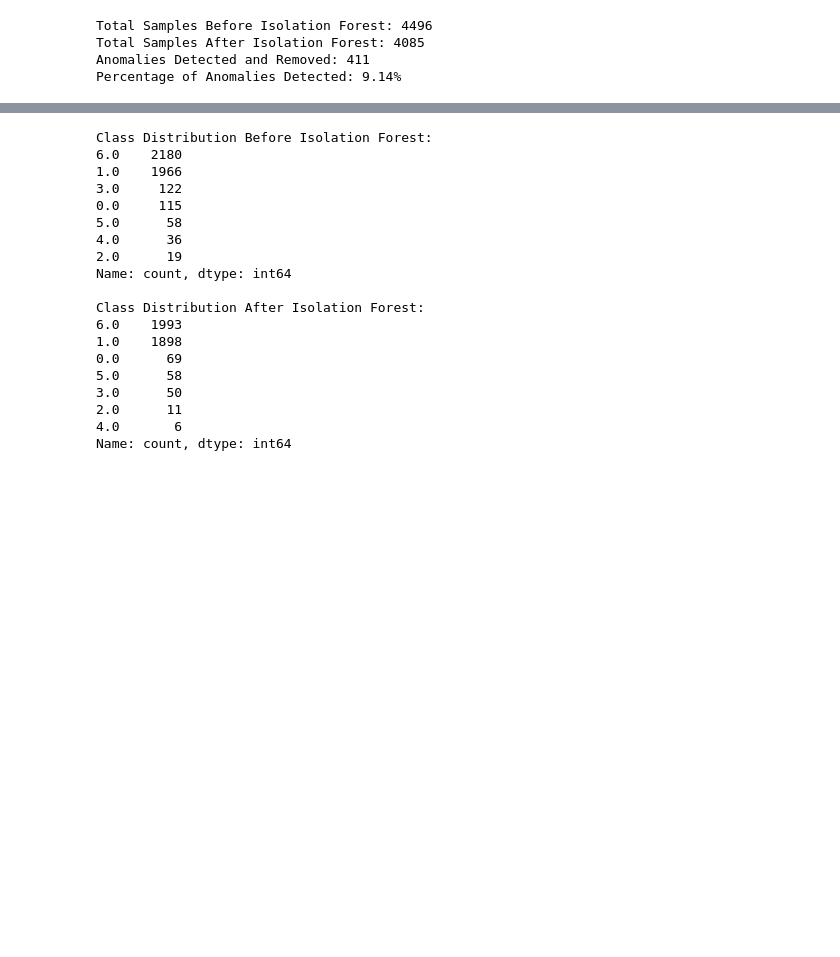
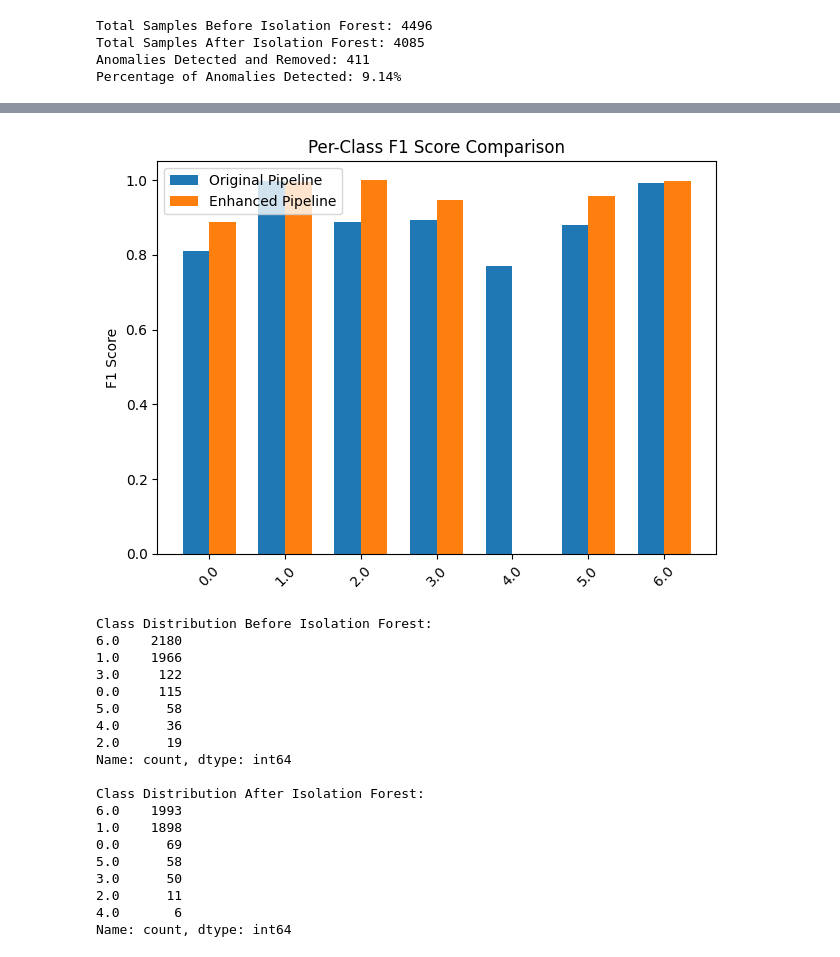
Before and after one commit to TheTallProgrammer/4371-Project-Structure-For-Jupyter-Notebook, a Jupyter notebook: MTH_IDS_IoTJ-comparison.ipynb, the cells around one changed output, grey strips where cells are left out. Drawn from its saved outputs; the diff is of its cells as text; code cells hidden in the pictures; blank space fills up the shorter version.

```diff
--- a/MTH_IDS_IoTJ-comparison.ipynb
+++ b/MTH_IDS_IoTJ-comparison.ipynb
@@ -706,0 +864,15 @@ Percentage of Anomalies Detected: 9.14%
+# %%
+# Classification reports as dictionaries
+report_orig = classification_report(y_test_orig, y_pred_orig, output_dict=True)
+report_enh = classification_report(y_test_enh, y_pred_enh, output_dict=True)
+
+# Convert to DataFrames
+df_report_orig = pd.DataFrame(report_orig).transpose()
+df_report_enh = pd.DataFrame(report_enh).transpose()
+
+# Per-class F1-scores
+print("Per-class F1-scores for Original Pipeline:")
+print(df_report_orig['f1-score'])
+
+print("\nPer-class F1-scores for Enhanced Pipeline:")
+print(df_report_enh['f1-score'])
@@ -707,3 +897,29 @@ Percentage of Anomalies Detected: 9.14%
+# %%
+# Classes to compare
+classes = df_report_orig.index[:-3]  # Exclude 'accuracy', 'macro avg', 'weighted avg'
+
+# Extract F1 scores
+f1_scores_orig = df_report_orig.loc[classes, 'f1-score']
+f1_scores_enh = df_report_enh.loc[classes, 'f1-score']
+
+# Plotting
+x = np.arange(len(classes))
+width = 0.35
+
+fig, ax = plt.subplots()
+rects1 = ax.bar(x - width/2, f1_scores_orig, width, label='Original Pipeline')
+rects2 = ax.bar(x + width/2, f1_scores_enh, width, label='Enhanced Pipeline')
+
+ax.set_ylabel('F1 Score')
+ax.set_title('Per-Class F1 Score Comparison')
+ax.set_xticks(x)
+ax.set_xticklabels(classes, rotation=45)
+ax.legend()
+
+plt.tight_layout()
+plt.show()
+# %% [output]
+[figure, added]
 # %%
 print("Class Distribution Before Isolation Forest:")
 print(pd.Series(y_enh).value_counts())
```
Also changed, not shown: parts of 20 cells of this notebook, 2 other files.
